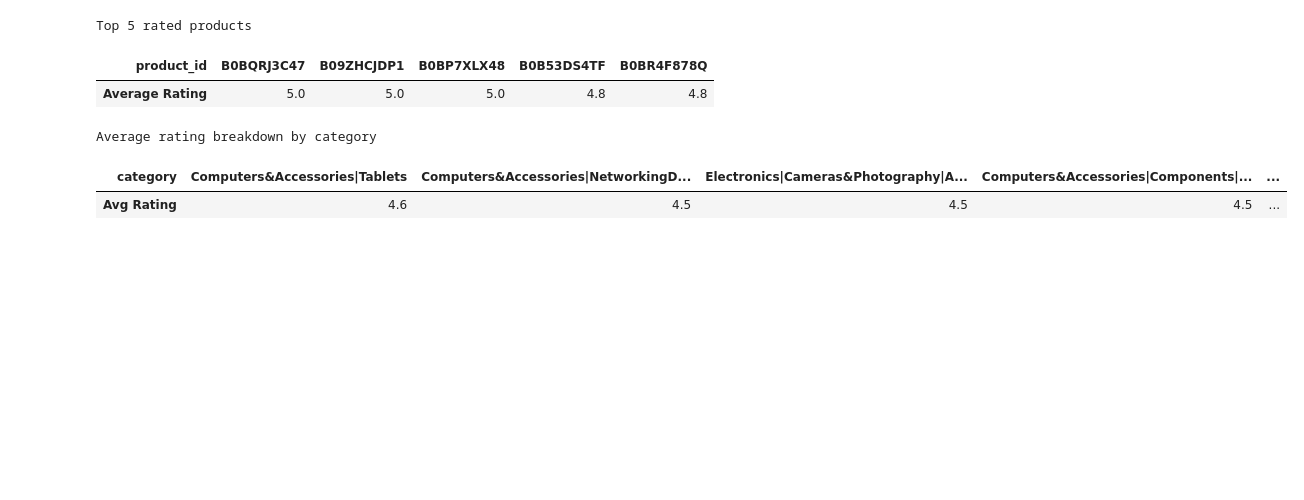
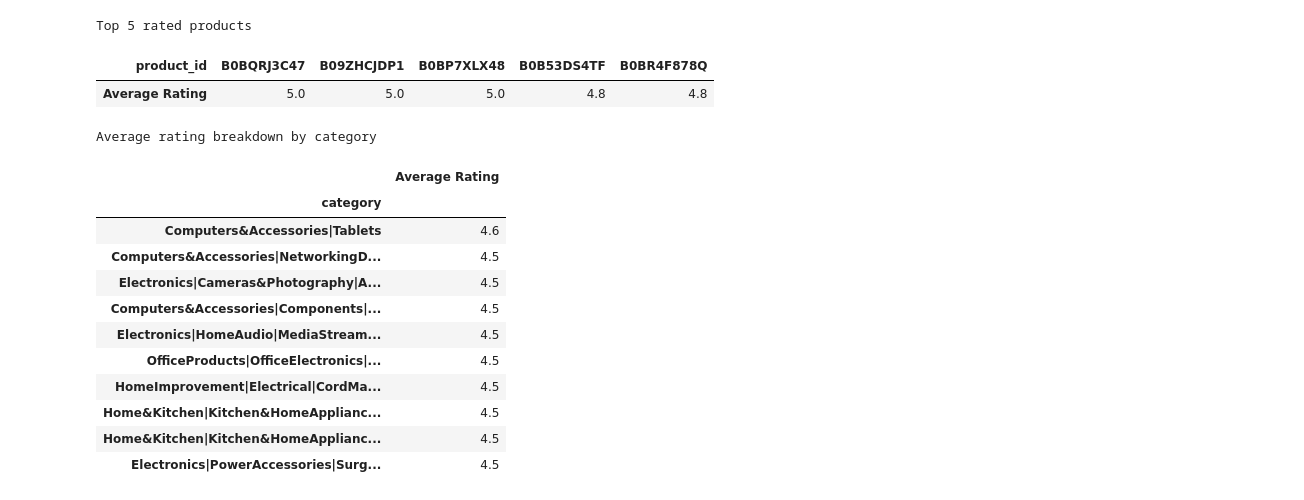
Before and after one commit to Lana-Alruhaimi/AI_Analysis_Chatbot, a Jupyter notebook: Notebooks/Data_Analysis_Cleaning.ipynb, the cells around one changed output. Drawn from its saved outputs; the diff is of its cells as text; code cells hidden in the pictures; blank space fills up the shorter version.

```diff
--- a/Notebooks/Data_Analysis_Cleaning.ipynb
+++ b/Notebooks/Data_Analysis_Cleaning.ipynb
@@ -132,10 +132,30 @@ Top 5 rated products
 # %%
 # Breakdown by category analysis
 if 'category' in df.columns and 'rating' in df.columns:
     Avg_Cat_Rate = df.groupby('category')['rating'].mean().sort_values(ascending=False).round(2) #average category rating
     print("\nAverage rating breakdown by category")
-    display(Avg_Cat_Rate.head(10).to_frame(name='Avg Rating'))
+    display(Avg_Cat_Rate.head(10).to_frame(name='Average Rating'))
+
+    #category analysis visualization
+    fig_cat_rate = px.bar(Avg_Cat_Rate.head(10),
+        x = Avg_Cat_Rate.head(10).index,
+        y = 'rating',
+        title = "Categories sorted by average rating (Top 10)",
+        labels={'x': 'Category', 'rating': 'Average Rating'},
+        color = Avg_Cat_Rate.head(10).index,
+        color_discrete_sequence= Brand_Colors)
+    fig_cat_rate.show()
 # %% [output]
 Average rating breakdown by category
-| category | Computers&Accessories|Tablets | Computers&Accessories|NetworkingD... | Electronics|Cameras&Photography|A... | Computers&Accessories|Components|... | ... |
-| Avg Rating | 4.6 | 4.5 | 4.5 | 4.5 | ... |
+|  | Average Rating |
+| category |  |
+| Computers&Accessories|Tablets | 4.6 |
+| Computers&Accessories|NetworkingD... | 4.5 |
+| Electronics|Cameras&Photography|A... | 4.5 |
+| Computers&Accessories|Components|... | 4.5 |
+| Electronics|HomeAudio|MediaStream... | 4.5 |
+| OfficeProducts|OfficeElectronics|... | 4.5 |
+| HomeImprovement|Electrical|CordMa... | 4.5 |
+| Home&Kitchen|Kitchen&HomeApplianc... | 4.5 |
+| Home&Kitchen|Kitchen&HomeApplianc... | 4.5 |
+| Electronics|PowerAccessories|Surg... | 4.5 |
```
